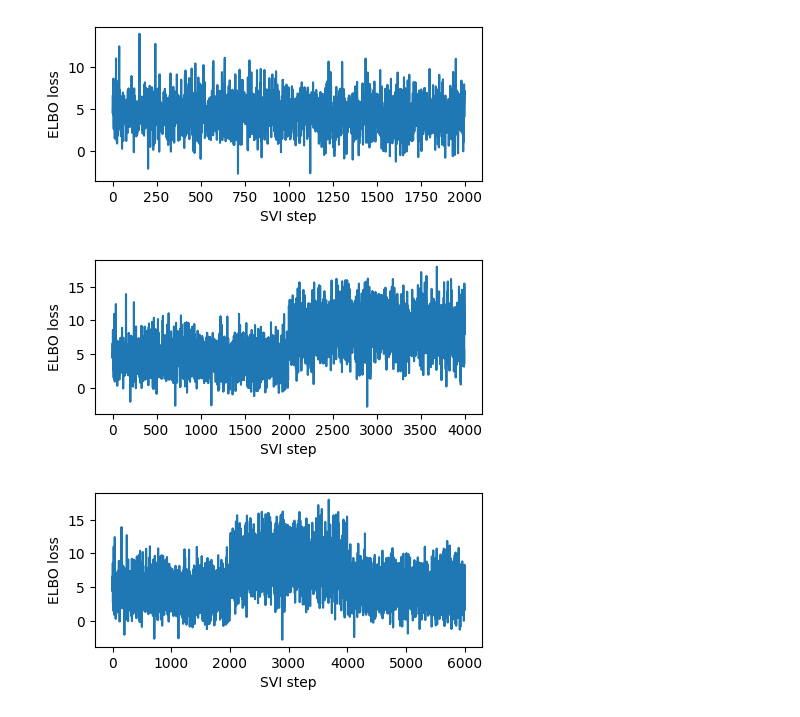
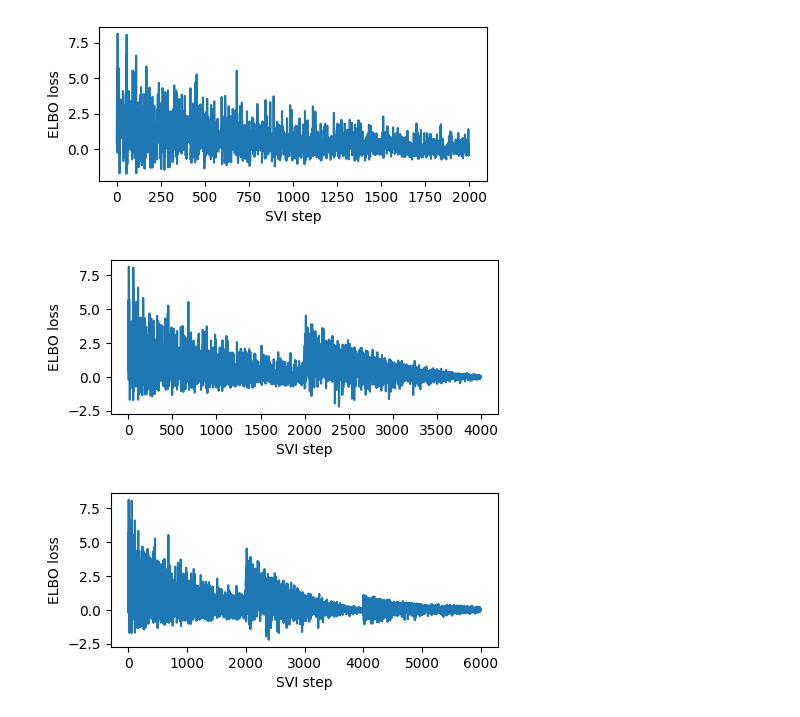
Before and after one commit to CachoobiDoobi/ProbProgProject, a Jupyter notebook: Meta-Divergence.ipynb, the cells around one changed output. Saved outputs shown, nothing was run; the diff lists cells and outputs as text; code cells hidden in the pictures.

```diff
--- a/Meta-Divergence.ipynb
+++ b/Meta-Divergence.ipynb
@@ -25,18 +26,19 @@ def mixture_model(mu,sigma):
     sig2 = sigma * 2
 
     mixture = 0.5 * pyro.sample("n1", dist.Normal(mu, sigma)) +  0.5 * pyro.sample("n2", dist.Normal(mu2, sig2))
+    return mixture
 # try with very wide + peaked distributions
 # %%
 # auto noraml multivarite
 def guide(mu, sigma):
     # mu very sensitive to prior???
-    mu1 = pyro.param("mu1", torch.tensor(0),
+    mu1 = pyro.param("mu1", torch.tensor(1.5),
                          constraint=constraints.positive)
-    sig1 = pyro.param("sig1", torch.tensor(1),
+    sig1 = pyro.param("sig1", torch.tensor(0.75),
                         constraint=constraints.positive)
-    mu2 = pyro.param("mu2", torch.tensor(0),
+    mu2 = pyro.param("mu2", torch.tensor(4.5),
                          constraint=constraints.positive)
-    sig2 = pyro.param("sig2", torch.tensor(1),
+    sig2 = pyro.param("sig2", torch.tensor(1.5),
                         constraint=constraints.positive)
     mixture = 0.5 * pyro.sample("n1", dist.Normal(mu1, sig1)) +  0.5 * pyro.sample("n2", dist.Normal(mu2, sig2))
     return mixture
@@ -74,7 +76,7 @@ for n in range(n_models):
 %%time
 # These should be reset each training loop.
 losses = []
-lr = 0.01
+lr = 0.05
 
 y = []
 estimations = []
@@ -83,7 +85,7 @@ for m in models:
     # train specific model on task
     mu = pyro.sample("mu1", dist.Uniform(0,3))
     sig = pyro.sample("sig1", dist.Uniform(0.5,1.0))
-    y.append((mu,sig, mu+3, sig*2))
+    y.append([mu,sig, mu+3, sig*2])
     for step in range(n_steps):
         loss = m.step(mu, sig)
         losses.append(loss)
@@ -102,7 +104,7 @@ for m in models:
     mu2 = pyro.param("mu2").item()
     sig2 = pyro.param("sig2").item()
 
-    estimations.append((mu1,sig1,mu2,sig2))
+    estimations.append([mu1,sig1,mu2,sig2])
 
     plt.figure(figsize=(5, 2))
     plt.plot(losses)
@@ -114,5 +116,5 @@ Wall time: 31.6 s
-[figure, old version]
+[figure, new version]
-[figure, old version]
+[figure, new version]
-[figure, old version]
+[figure, new version]
 # %%
 # grab the learned variational parameters
```
Also changed, not shown: parts of 15 cells of this notebook.
